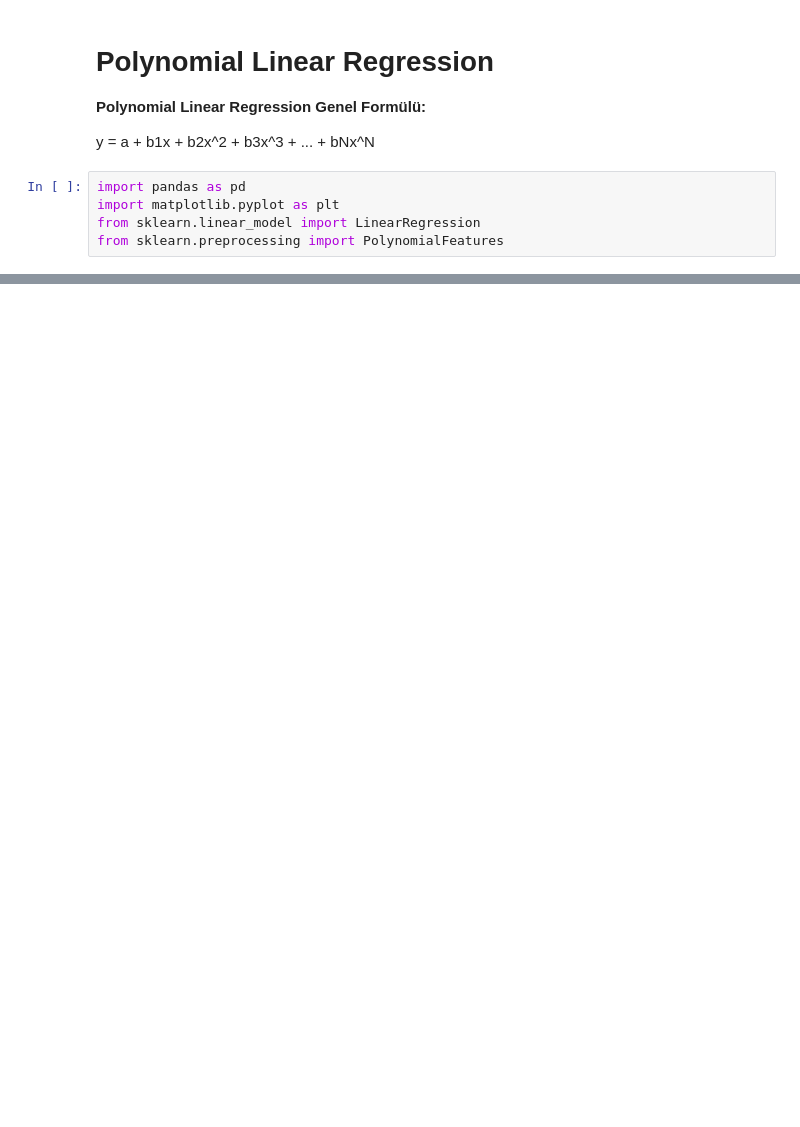
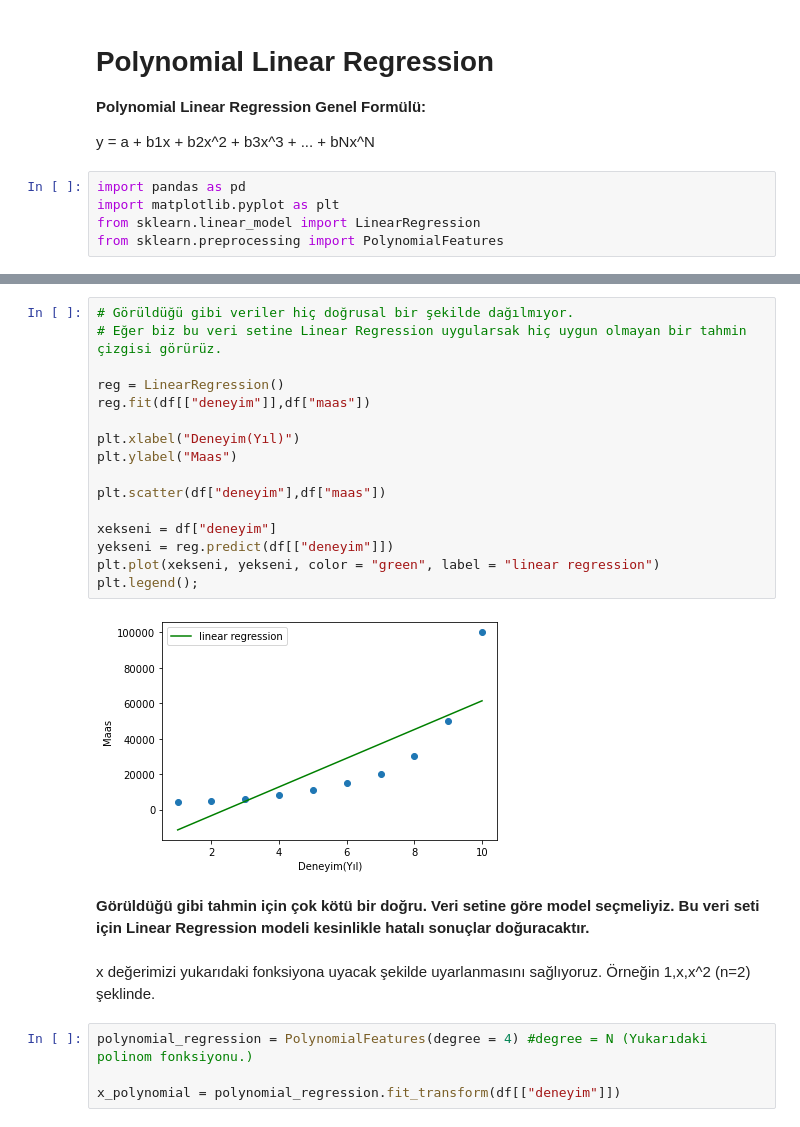
Before and after one commit to samedyldrmdev/machine-learning, a Jupyter notebook: hr_dep_maas_skalası_hesaplama/polynomial-linear-regression.ipynb, the cells around one changed output, grey strips where cells are left out. Cells and saved outputs as stored; diff of their text form; blank space fills up the shorter version.

```diff
--- a/hr_dep_maas_skalası_hesaplama/polynomial-linear-regression.ipynb
+++ b/hr_dep_maas_skalası_hesaplama/polynomial-linear-regression.ipynb
@@ -39,0 +28,28 @@ plt.scatter(df["deneyim"],df["maas"])
+# %%
+# Görüldüğü gibi veriler hiç doğrusal bir şekilde dağılmıyor.
+# Eğer biz bu veri setine Linear Regression uygularsak hiç uygun olmayan bir tahmin çizgisi görürüz.
+
+reg = LinearRegression()
+reg.fit(df[["deneyim"]],df["maas"])
+
+plt.xlabel("Deneyim(Yıl)")
+plt.ylabel("Maas")
+
+plt.scatter(df["deneyim"],df["maas"])
+
+xekseni = df["deneyim"]
+yekseni = reg.predict(df[["deneyim"]])
+plt.plot(xekseni, yekseni, color = "green", label = "linear regression")
+plt.legend();
+# %% [output]
+[figure, added]
+# %% [markdown]
+**Görüldüğü gibi tahmin için çok kötü bir doğru. Veri setine göre model seçmeliyiz.
+Bu veri seti için Linear Regression modeli kesinlikle hatalı sonuçlar doğuracaktır.**
+# %% [markdown]
+x değerimizi yukarıdaki fonksiyona uyacak şekilde uyarlanmasını sağlıyoruz.
+Örneğin 1,x,x^2 (n=2) şeklinde.
+# %%
+polynomial_regression = PolynomialFeatures(degree = 4) #degree = N (Yukarıdaki polinom fonksiyonu.)
+
+x_polynomial = polynomial_regression.fit_transform(df[["deneyim"]])
```
Also changed, not shown: parts of 8 cells of this notebook.
